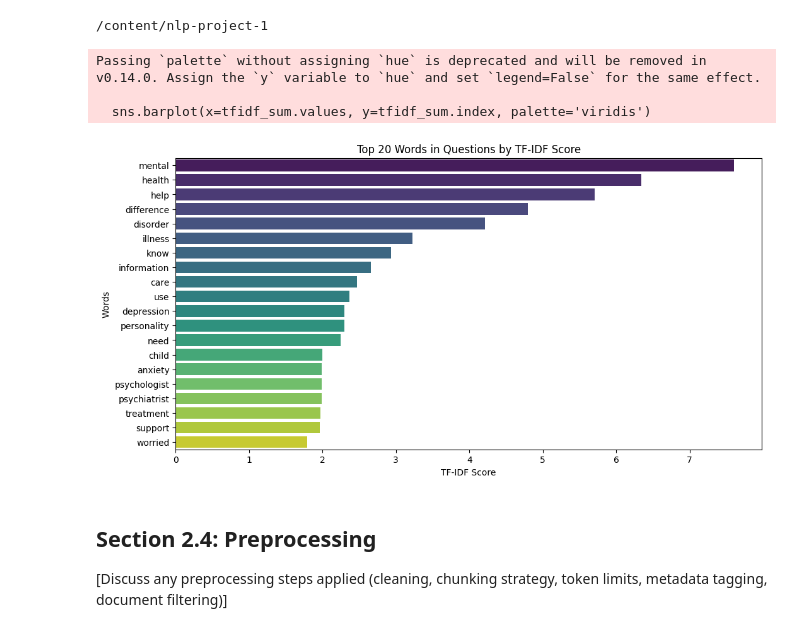
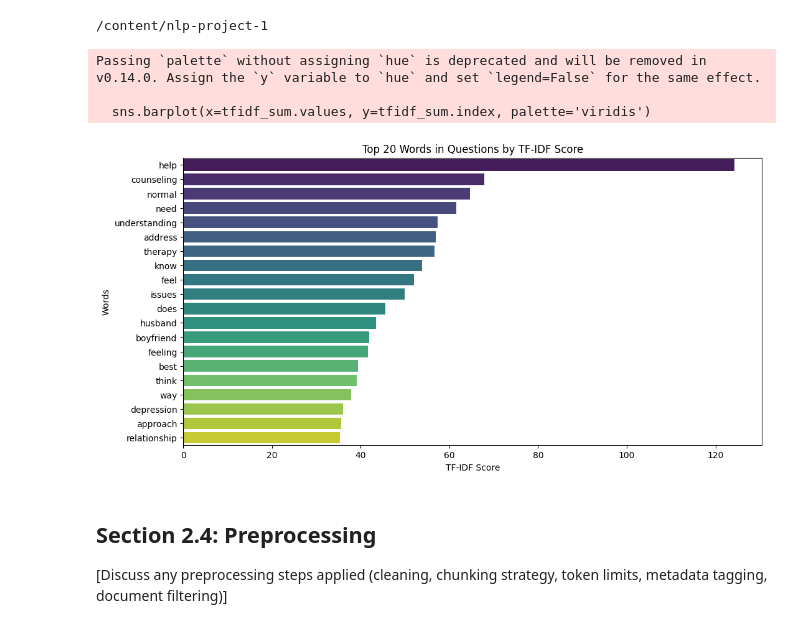
Before and after one commit to NeoRedcraft/nlp-project-1, a Jupyter notebook: Final.ipynb, the cells around one changed output. Saved outputs shown, nothing was run; the diff lists cells and outputs as text; code cells hidden in the pictures.

```diff
--- a/Final.ipynb
+++ b/Final.ipynb
@@ -36,36 +36,42 @@ Resolving deltas: 100% (38/38), done.
 import pandas as pd
 import matplotlib.pyplot as plt
 import seaborn as sns
 from sklearn.feature_extraction.text import TfidfVectorizer
 
 # Load the dataset
-file_path = '/content/nlp-project-1/dataset/Mental_Health_FAQ.csv' # Changed path to reflect common Colab upload location
-df = pd.read_csv(file_path)
+file_path = '/content/nlp-project-1/dataset/counsel_chat2_normalized_(1).csv' # Changed path to reflect common Colab upload location
+
+# Attempt to read with 'latin1' encoding, a common fix for UnicodeDecodeError
+try:
+    df = pd.read_csv(file_path, encoding='utf-8')
+except UnicodeDecodeError:
+    print("UTF-8 decoding failed, trying latin1 encoding...")
+    df = pd.read_csv(file_path, encoding='latin1')
 
 # Initialize TF-IDF Vectorizer
 vectorizer = TfidfVectorizer(stop_words='english')
 tfidf_matrix = vectorizer.fit_transform(df['Questions'].dropna())
 
 # Get feature names and sum TF-IDF scores
 feature_names = vectorizer.get_feature_names_out()
 dense = tfidf_matrix.todense()
 denselist = dense.tolist()
 df_tfidf = pd.DataFrame(denselist, columns=feature_names)
 top_n = 20
 tfidf_sum = df_tfidf.sum().sort_values(ascending=False).head(top_n)
 
 # Plot TF-IDF Bar Chart
 plt.figure(figsize=(12, 6))
 sns.barplot(x=tfidf_sum.values, y=tfidf_sum.index, palette='viridis')
 plt.title(f'Top {top_n} Words in Questions by TF-IDF Score')
 plt.xlabel('TF-IDF Score')
 plt.ylabel('Words')
 plt.show()
 # %% [output]
 Passing `palette` without assigning `hue` is deprecated and will be removed in v0.14.0. Assign the `y` variable to `hue` and set `legend=False` for the same effect.
 
   sns.barplot(x=tfidf_sum.values, y=tfidf_sum.index, palette='viridis')
-[figure, old version]
+[figure, new version]
 # %% [markdown]
 ## Section 2.4: Preprocessing
 
```
Also changed, not shown: parts of 10 cells of this notebook.
